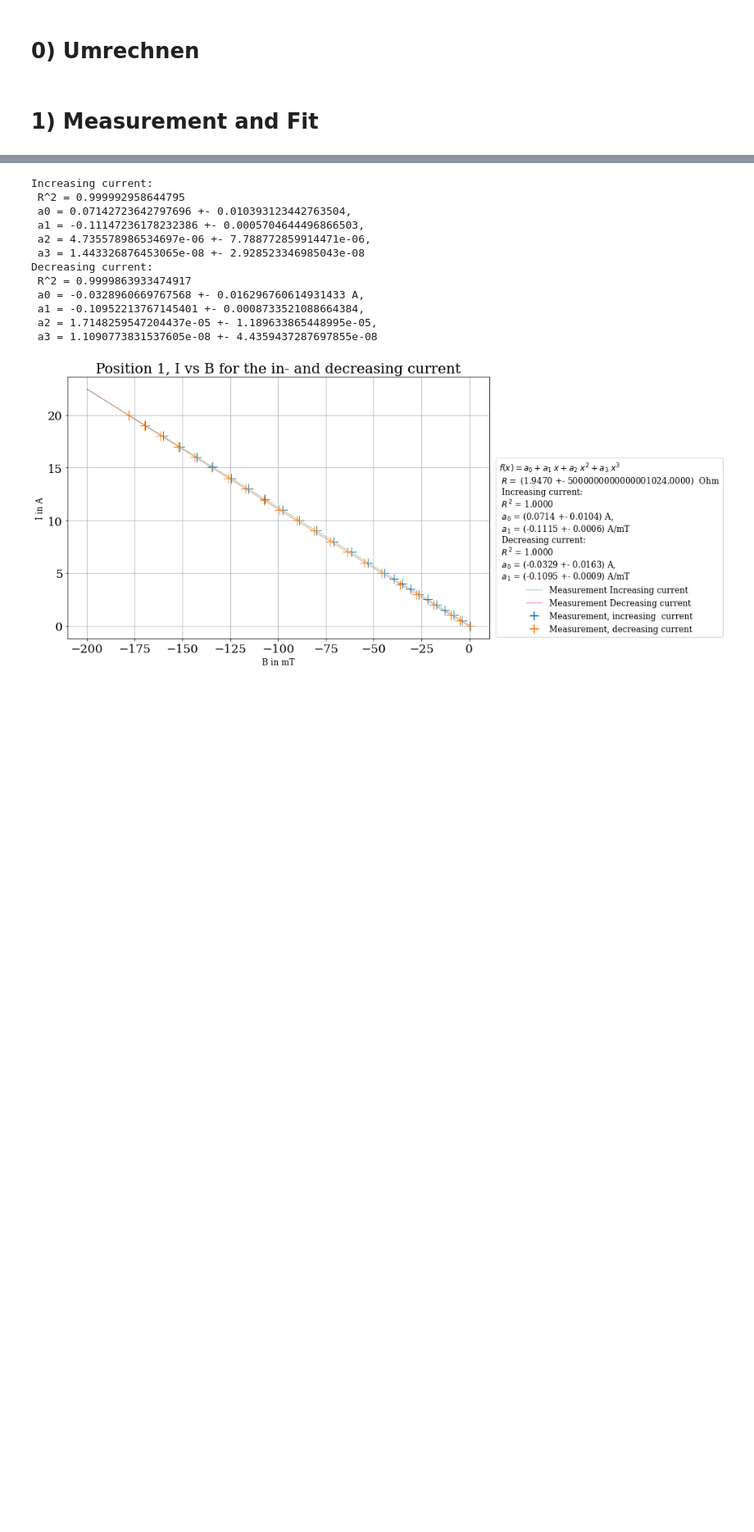
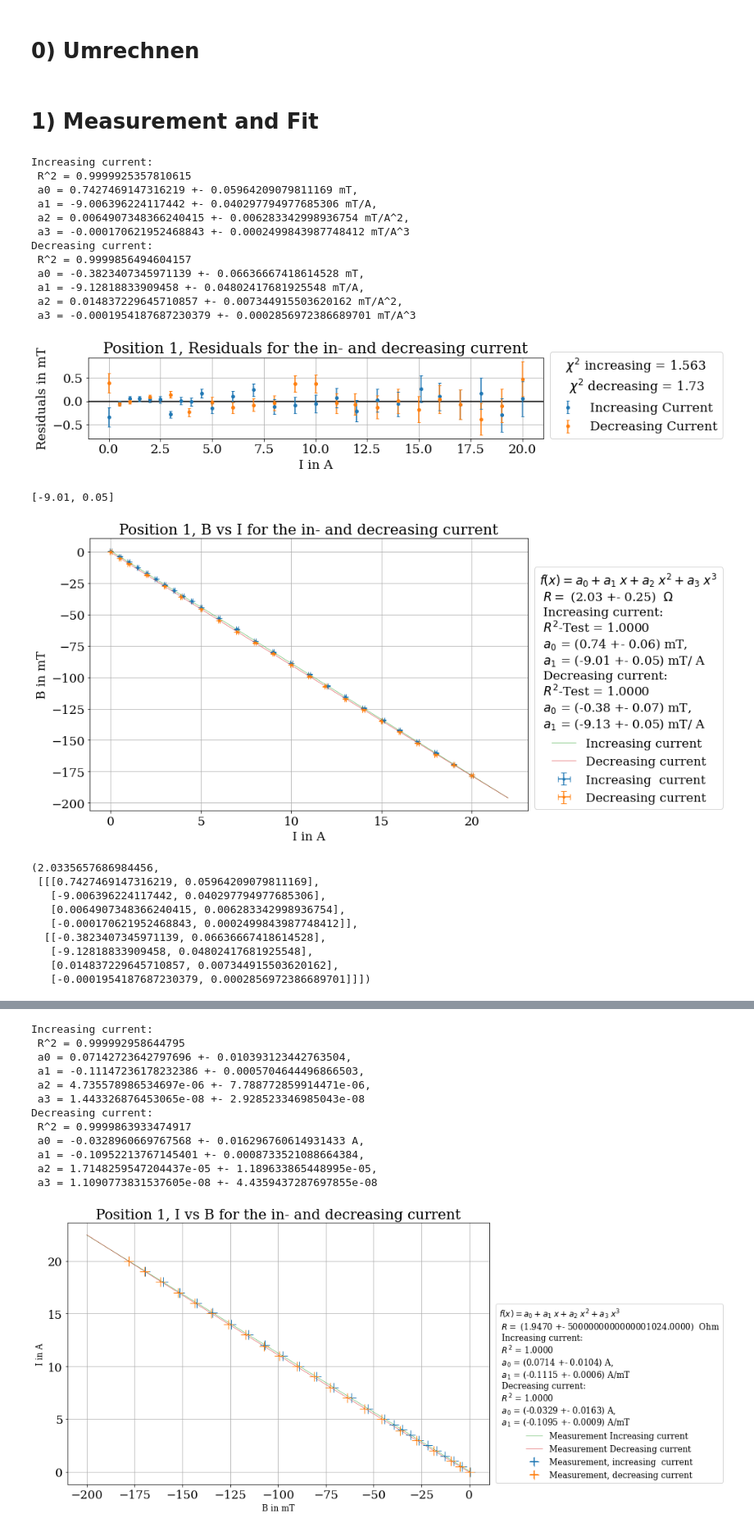
Before and after one commit to TashaSpohr/Dipole-Spectrometer, a Jupyter notebook: Calculations/Bacheloararbeit alles zusammen (1).ipynb, the cells around one changed output, grey strips where cells are left out. Shown at 82% size. Drawn from its saved outputs; the diff is of its cells as text; code cells hidden in the pictures; blank space fills up the shorter version.

```diff
--- a/Calculations/Bacheloararbeit alles zusammen (1).ipynb
+++ b/Calculations/Bacheloararbeit alles zusammen (1).ipynb
@@ -405,6 +396,33 @@ def ParamterFitB(dataGemessen, Messdatenausgabe = False, Pos = 1, Windungen = 25
 
         else:
             return R, [[[a0h, ua0h], [a1h, ua1h], [a2h, ua2h], [a3h, ua3h]], [[a0r, ua0r], [a1r, ua1r], [a2r, ua2r], [a3r, ua3r]]]
+# %%
+ParamterFitB("Messung1.dat", Windungen = 4, Stoff = "Iron", AllInOne = False, Pos = 1, Text = True, Fit = True)
+# %% [output]
+Increasing current:
+ R^2 = 0.9999925357810615
+ a0 = 0.7427469147316219 +- 0.05964209079811169 mT,
+ a1 = -9.006396224117442 +- 0.040297794977685306 mT/A,
+ a2 = 0.0064907348366240415 +- 0.006283342998936754 mT/A^2,
+ a3 = -0.000170621952468843 +- 0.0002499843987748412 mT/A^3
+Decreasing current:
+ R^2 = 0.9999856494604157
+ a0 = -0.3823407345971139 +- 0.06636667418614528 mT,
+ a1 = -9.12818833909458 +- 0.04802417681925548 mT/A,
+ a2 = 0.014837229645710857 +- 0.007344915503620162 mT/A^2,
+ a3 = -0.0001954187687230379 +- 0.0002856972386689701 mT/A^3
+[figure, added]
+[-9.01, 0.05]
+[figure, added]
+(2.0335657686984456,
+ [[[0.7427469147316219, 0.05964209079811169],
+   [-9.006396224117442, 0.040297794977685306],
+   [0.0064907348366240415, 0.006283342998936754],
+   [-0.000170621952468843, 0.0002499843987748412]],
+  [[-0.3823407345971139, 0.06636667418614528],
+   [-9.12818833909458, 0.04802417681925548],
+   [0.014837229645710857, 0.007344915503620162],
+   [-0.0001954187687230379, 0.0002856972386689701]]])
 # %%
 ParamterFitB("Messung1.dat", Windungen = 4, Stoff = "Iron", AllInOne = False, Pos = 1, Text = True, Fit = True)
 
```
Also changed, not shown: parts of 35 cells of this notebook.
